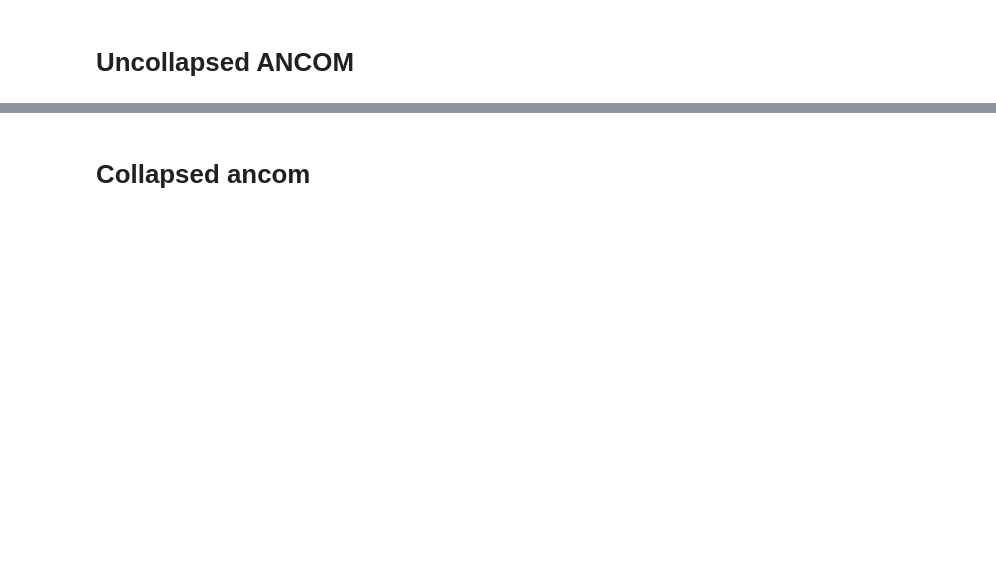
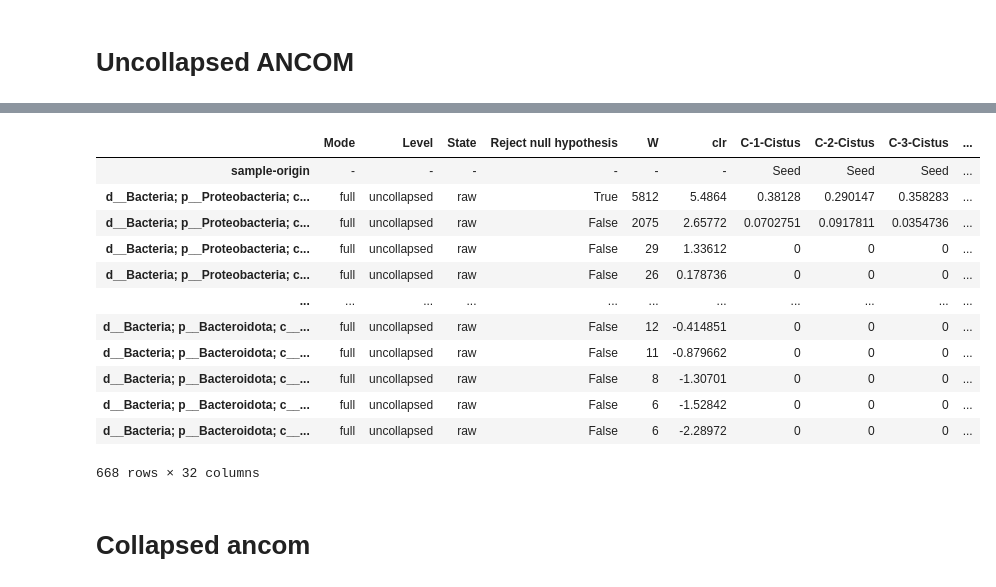
Before and after one commit to GuilleGorines/Notebooks, a Jupyter notebook: Qiime2_api_testing/Qiime2_API_testing.ipynb, the cells around one changed output, grey strips where cells are left out. Cells and saved outputs as stored; diff of their text form; code cells hidden in the pictures; blank space fills up the shorter version.

```diff
--- a/Qiime2_api_testing/Qiime2_API_testing.ipynb
+++ b/Qiime2_api_testing/Qiime2_API_testing.ipynb
@@ -122,9 +139,9 @@ significative_taxa = get_significative_taxa(df_out_1)
 rel_freq_df = pd.read_csv(args.relfreq_in, header=0, index_col=0, delimiter="\t")
 
 # Import metadata
-column_df = pd.DataFrame(pd.read_csv(args.metadata, header=0, index_col=0, delimiter="\t").pop(args.metadata_column)).transpose()
+column_df = pd.read_csv(args.metadata, header=0, index_col=0, delimiter="\t").pop(args.metadata_column)
 # %%
-df_out_2 = pd.concat([tax_df, df_ancom, df_data, pd.concat([column_df, rel_freq_df], axis=0)], axis=1)
+df_out_2 = pd.concat([tax_df_meta, df_ancom, df_data, pd.concat([pd.DataFrame(column_df).transpose(), rel_freq_df], axis=0)], axis=1)
 new_index = [args.metadata_column] + list(df_out_2["Taxon"])[1:]
 ids = ["-"] + list(df_out_2.index)[1:]
 df_out_2.index = new_index
@@ -151,2 +151,0 @@ df_out_2
-# %%
-df_out_3 =
@@ -153,3 +229,19 @@ df_out_3 =
+# %%
+df_out_3
+# %% [output]
+|  | Mode | Level | State | Reject null hypothesis | W | clr | C-1-Cistus | C-2-Cistus | C-3-Cistus | ... |
+| sample-origin | - | - | - | - | - | - | Seed | Seed | Seed | ... |
+| d__Bacteria; p__Proteobacteria; c... | full | uncollapsed | raw | True | 5812 | 5.4864 | 0.38128 | 0.290147 | 0.358283 | ... |
+| d__Bacteria; p__Proteobacteria; c... | full | uncollapsed | raw | False | 2075 | 2.65772 | 0.0702751 | 0.0917811 | 0.0354736 | ... |
+| d__Bacteria; p__Proteobacteria; c... | full | uncollapsed | raw | False | 29 | 1.33612 | 0 | 0 | 0 | ... |
+| d__Bacteria; p__Proteobacteria; c... | full | uncollapsed | raw | False | 26 | 0.178736 | 0 | 0 | 0 | ... |
+| ... | ... | ... | ... | ... | ... | ... | ... | ... | ... | ... |
+| d__Bacteria; p__Bacteroidota; c__... | full | uncollapsed | raw | False | 12 | -0.414851 | 0 | 0 | 0 | ... |
+| d__Bacteria; p__Bacteroidota; c__... | full | uncollapsed | raw | False | 11 | -0.879662 | 0 | 0 | 0 | ... |
+| d__Bacteria; p__Bacteroidota; c__... | full | uncollapsed | raw | False | 8 | -1.30701 | 0 | 0 | 0 | ... |
+| d__Bacteria; p__Bacteroidota; c__... | full | uncollapsed | raw | False | 6 | -1.52842 | 0 | 0 | 0 | ... |
+| d__Bacteria; p__Bacteroidota; c__... | full | uncollapsed | raw | False | 6 | -2.28972 | 0 | 0 | 0 | ... |
+668 rows × 32 columns
 # %% [markdown]
 # Collapsed ancom
 # %%
```
Also changed, not shown: parts of 11 cells of this notebook, 8 other files.
